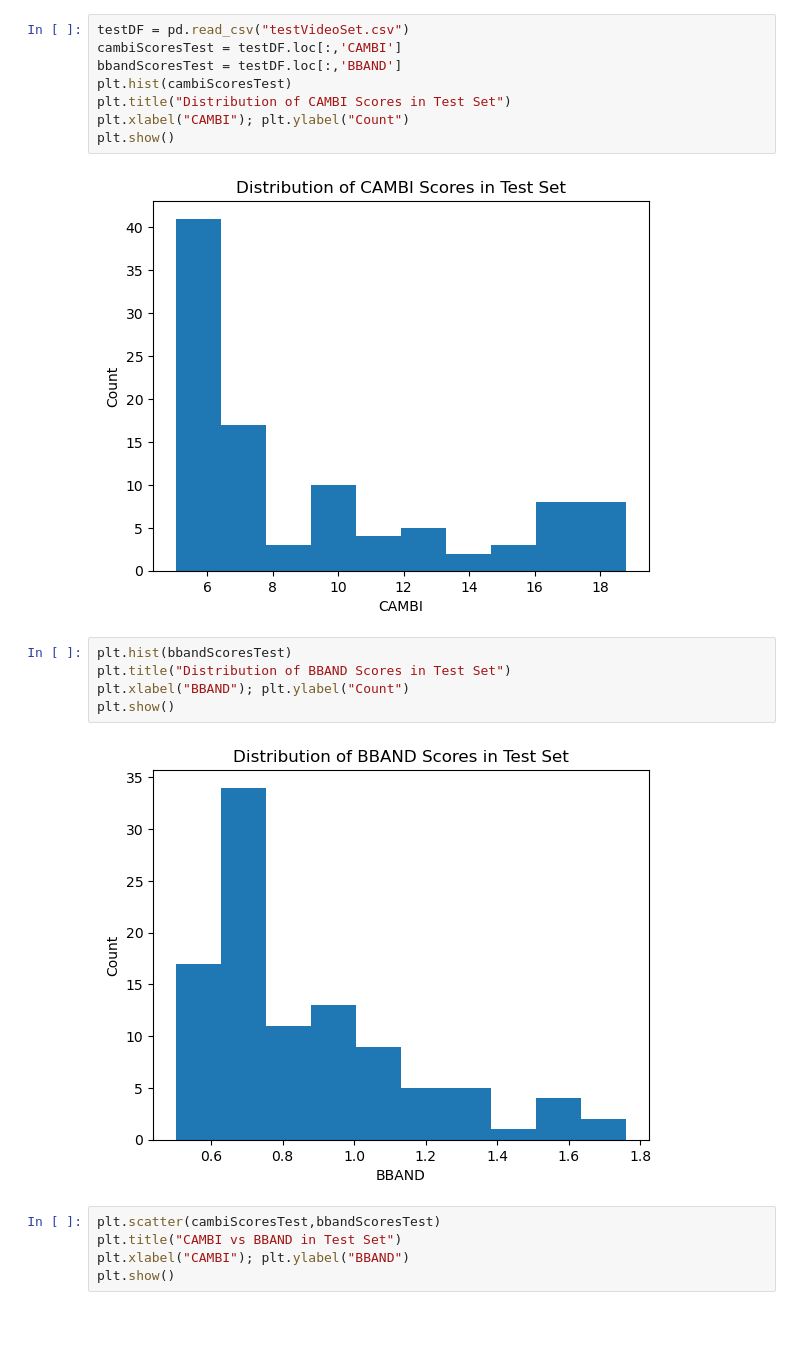
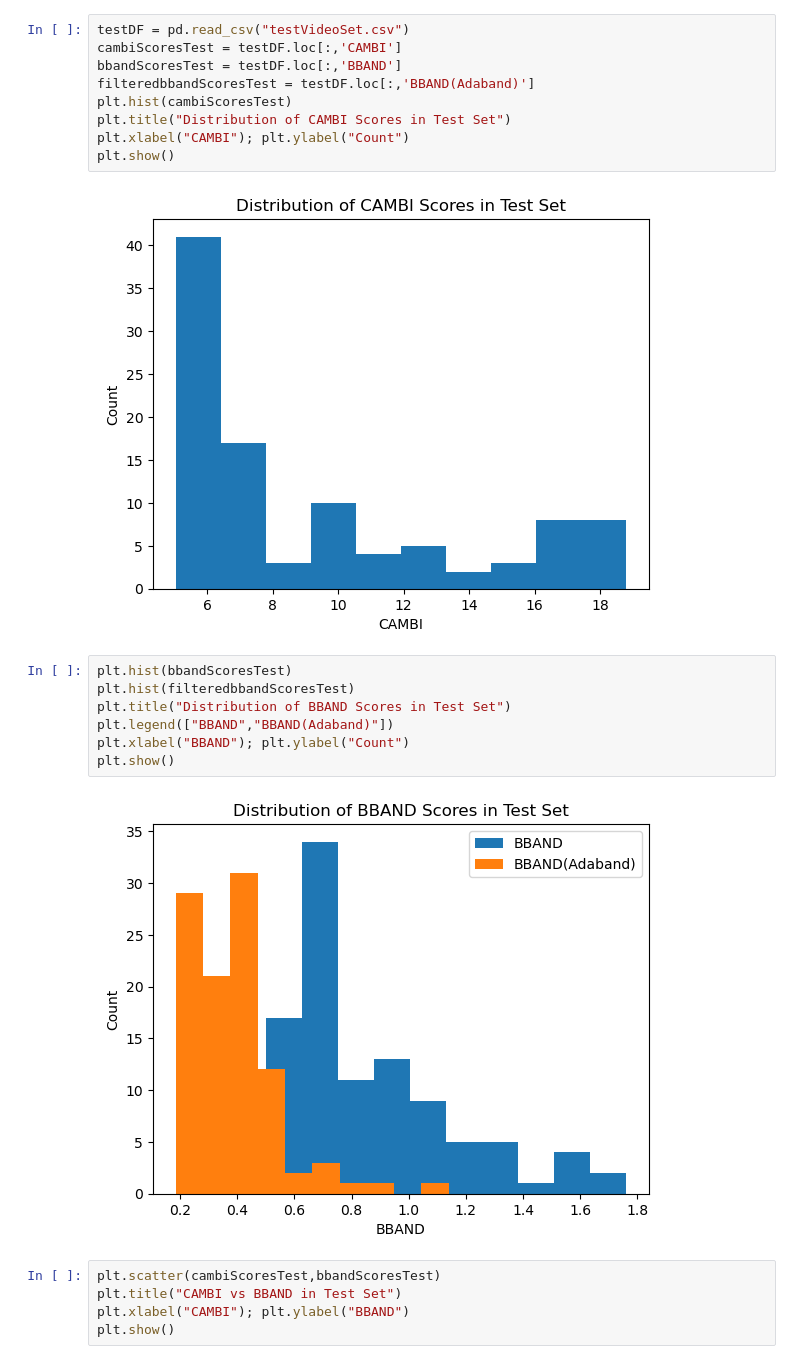
Before and after one commit to nwaliv/MAIProject, a Jupyter notebook: datasetDistributions.ipynb, the cells around one changed output. Cells and saved outputs as stored; diff of their text form; blank space fills up the shorter version.

Commit message:
Added BBand scores and other code

```diff
--- a/datasetDistributions.ipynb
+++ b/datasetDistributions.ipynb
@@ -82,6 +82,7 @@ plt.show()
 testDF = pd.read_csv("testVideoSet.csv")
 cambiScoresTest = testDF.loc[:,'CAMBI']
 bbandScoresTest = testDF.loc[:,'BBAND']
+filteredbbandScoresTest = testDF.loc[:,'BBAND(Adaband)']
 plt.hist(cambiScoresTest)
 plt.title("Distribution of CAMBI Scores in Test Set")
 plt.xlabel("CAMBI"); plt.ylabel("Count")
@@ -90,11 +91,13 @@ plt.show()
 [figure]
 # %%
 plt.hist(bbandScoresTest)
+plt.hist(filteredbbandScoresTest)
 plt.title("Distribution of BBAND Scores in Test Set")
+plt.legend(["BBAND","BBAND(Adaband)"])
 plt.xlabel("BBAND"); plt.ylabel("Count")
 plt.show()
 # %% [output]
-[figure, old version]
+[figure, new version]
 # %%
 plt.scatter(cambiScoresTest,bbandScoresTest)
 plt.title("CAMBI vs BBAND in Test Set")
```
Also changed, not shown: parts of 1 cell of this notebook, 4 other files.
